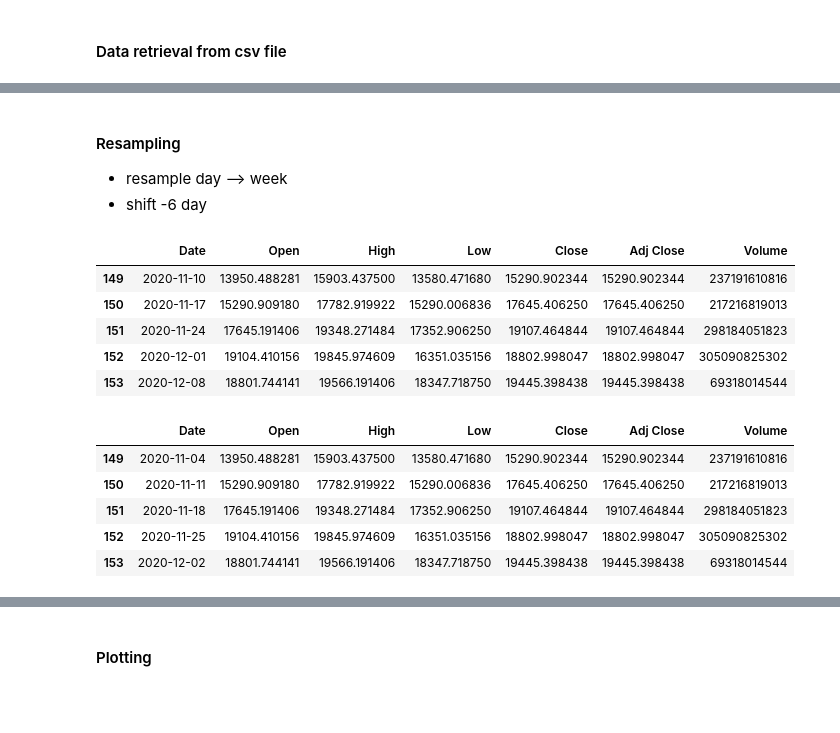
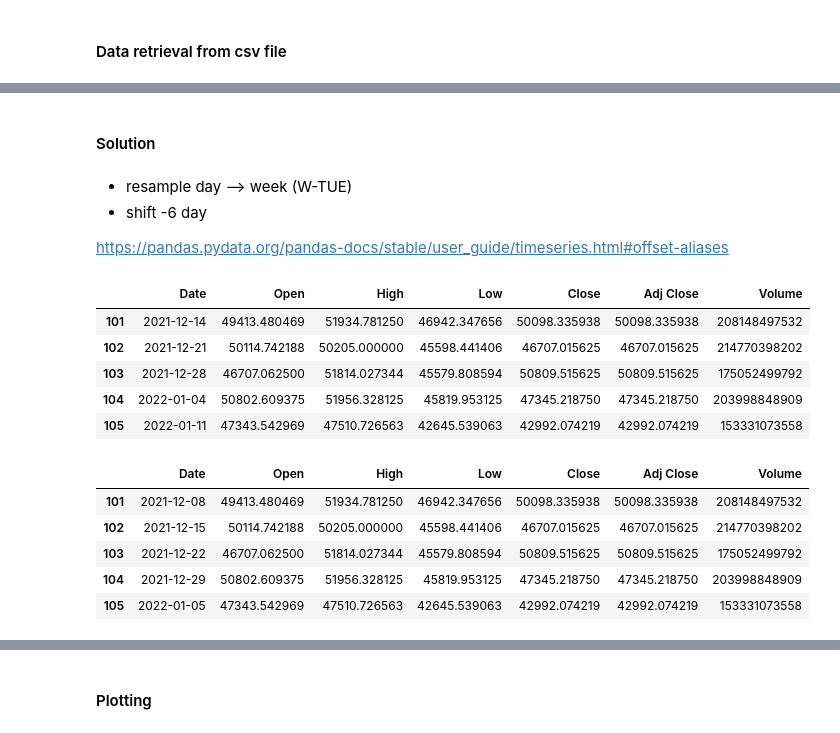
Before and after one commit to MarcoCalbucci/DataAnalytics, a Jupyter notebook: Pandas/Exercises/BTC_resample/btc_usd.ipynb, the cells around one changed output, grey strips where cells are left out. Saved outputs shown, nothing was run; the diff lists cells and outputs as text; code cells hidden in the pictures; blank space fills up the shorter version.

```diff
--- a/Pandas/Exercises/BTC_resample/btc_usd.ipynb
+++ b/Pandas/Exercises/BTC_resample/btc_usd.ipynb
@@ -82,4 +84,5 @@ df.head()
 # %% [markdown]
 #### Data retrieval from csv file
 # %%
-df = pandas.read_csv(r'https://raw.githubusercontent.com/MarcoCalbucci/DataAnalytics/main/Pandas/Esempi/Esempio%20financial%20data/BTC-USD_weekly.csv')
+df = pd.read_csv(r'https://raw.githubusercontent.com/MarcoCalbucci/DataAnalytics/main/Pandas/Exercises/BTC_resample/BTC-USD_daily.csv')
+df.tail()
@@ -85,0 +111,9 @@ df = pandas.read_csv(r'https://raw.githubusercontent.com/MarcoCalbucci/DataAnaly
+# %%
+# Column date must have date format
+df['Date'] = pd.to_datetime(df['Date'])
+# %%
+df = df.resample('W', on = 'Date')\
+       .agg({'Open': 'first', 'High': 'max', 'Low': 'min' , 'Close': 'last', 'Adj Close': 'last','Volume': 'sum'})\
+       .reset_index()
+ # 'W' --> 'W-SUN'
+df.tail()
@@ -86,10 +127,13 @@ df = pandas.read_csv(r'https://raw.githubusercontent.com/MarcoCalbucci/DataAnaly
+# %% [markdown]
+#### Solution
 # %% [markdown]
-#### Resampling
-*   resample day --> week
+*   resample day --> week (W-TUE)
 *   shift -6 day
+
+https://pandas.pydata.org/pandas-docs/stable/user_guide/timeseries.html#offset-aliases
 # %%
 # Column date must have date format
-df['Date'] = pandas.to_datetime(df['Date'])
+df['Date'] = pd.to_datetime(df['Date'])
 # %%
 df = df.resample('W-TUE', on = 'Date')\
        .agg({'Open': 'first', 'High': 'max', 'Low': 'min' , 'Close': 'last', 'Adj Close': 'last','Volume': 'sum'})\
@@ -98,19 +142,19 @@ df = df.resample('W-TUE', on = 'Date')\
 df.tail()
 # %% [output]
 |  | Date | Open | High | Low | Close | Adj Close | Volume |
-| 149 | 2020-11-10 | 13950.488281 | 15903.437500 | 13580.471680 | 15290.902344 | 15290.902344 | 237191610816 |
-| 150 | 2020-11-17 | 15290.909180 | 17782.919922 | 15290.006836 | 17645.406250 | 17645.406250 | 217216819013 |
-| 151 | 2020-11-24 | 17645.191406 | 19348.271484 | 17352.906250 | 19107.464844 | 19107.464844 | 298184051823 |
-| 152 | 2020-12-01 | 19104.410156 | 19845.974609 | 16351.035156 | 18802.998047 | 18802.998047 | 305090825302 |
-| 153 | 2020-12-08 | 18801.744141 | 19566.191406 | 18347.718750 | 19445.398438 | 19445.398438 | 69318014544 |
+| 101 | 2021-12-14 | 49413.480469 | 51934.781250 | 46942.347656 | 50098.335938 | 50098.335938 | 208148497532 |
+| 102 | 2021-12-21 | 50114.742188 | 50205.000000 | 45598.441406 | 46707.015625 | 46707.015625 | 214770398202 |
+| 103 | 2021-12-28 | 46707.062500 | 51814.027344 | 45579.808594 | 50809.515625 | 50809.515625 | 175052499792 |
+| 104 | 2022-01-04 | 50802.609375 | 51956.328125 | 45819.953125 | 47345.218750 | 47345.218750 | 203998848909 |
+| 105 | 2022-01-11 | 47343.542969 | 47510.726563 | 42645.539063 | 42992.074219 | 42992.074219 | 153331073558 |
 # %%
-df['Date'] = df['Date'] + pandas.Timedelta(value=-6, unit='D')
+df['Date'] = df['Date'] + pd.Timedelta(value=-6, unit='D')
 df.tail()
 # %% [output]
 |  | Date | Open | High | Low | Close | Adj Close | Volume |
-| 149 | 2020-11-04 | 13950.488281 | 15903.437500 | 13580.471680 | 15290.902344 | 15290.902344 | 237191610816 |
-| 150 | 2020-11-11 | 15290.909180 | 17782.919922 | 15290.006836 | 17645.406250 | 17645.406250 | 217216819013 |
-| 151 | 2020-11-18 | 17645.191406 | 19348.271484 | 17352.906250 | 19107.464844 | 19107.464844 | 298184051823 |
-| 152 | 2020-11-25 | 19104.410156 | 19845.974609 | 16351.035156 | 18802.998047 | 18802.998047 | 305090825302 |
-| 153 | 2020-12-02 | 18801.744141 | 19566.191406 | 18347.718750 | 19445.398438 | 19445.398438 | 69318014544 |
+| 101 | 2021-12-08 | 49413.480469 | 51934.781250 | 46942.347656 | 50098.335938 | 50098.335938 | 208148497532 |
+| 102 | 2021-12-15 | 50114.742188 | 50205.000000 | 45598.441406 | 46707.015625 | 46707.015625 | 214770398202 |
+| 103 | 2021-12-22 | 46707.062500 | 51814.027344 | 45579.808594 | 50809.515625 | 50809.515625 | 175052499792 |
+| 104 | 2021-12-29 | 50802.609375 | 51956.328125 | 45819.953125 | 47345.218750 | 47345.218750 | 203998848909 |
+| 105 | 2022-01-05 | 47343.542969 | 47510.726563 | 42645.539063 | 42992.074219 | 42992.074219 | 153331073558 |
 # %%
```
Also changed, not shown: parts of 11 cells of this notebook.
